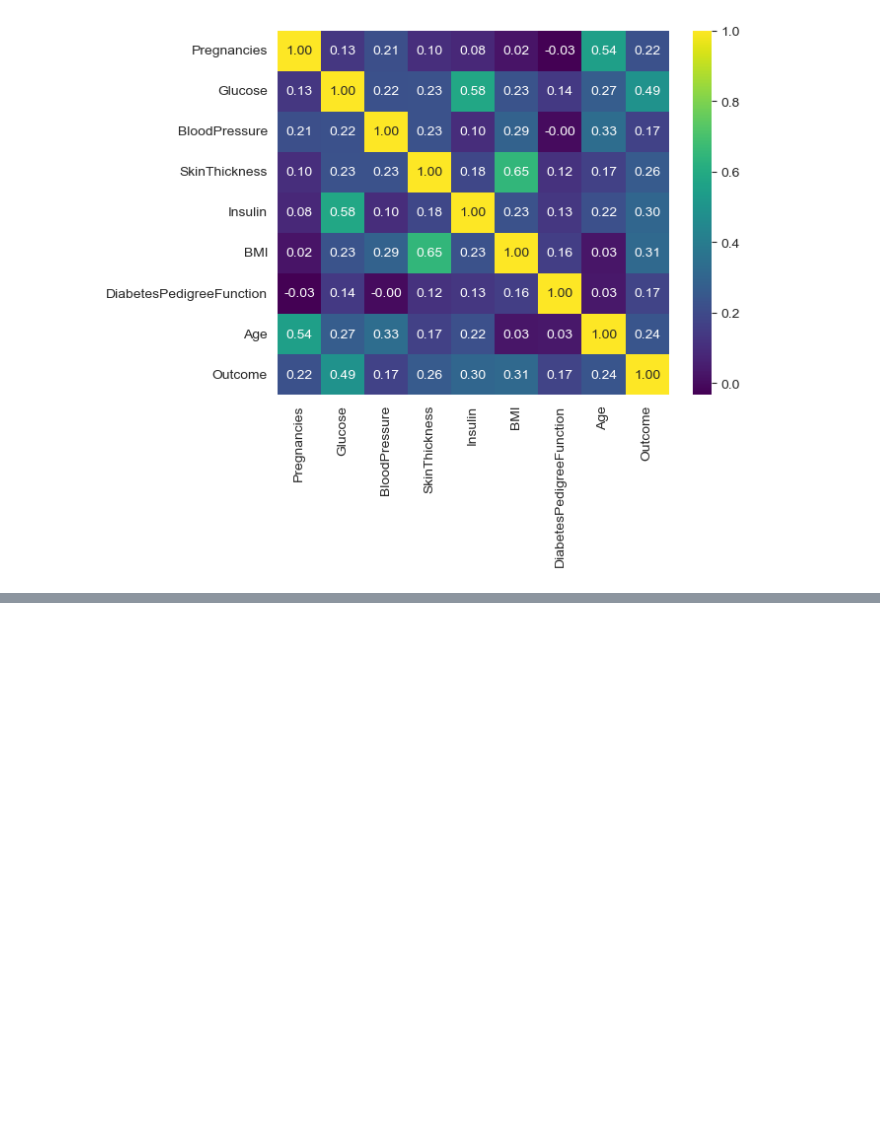
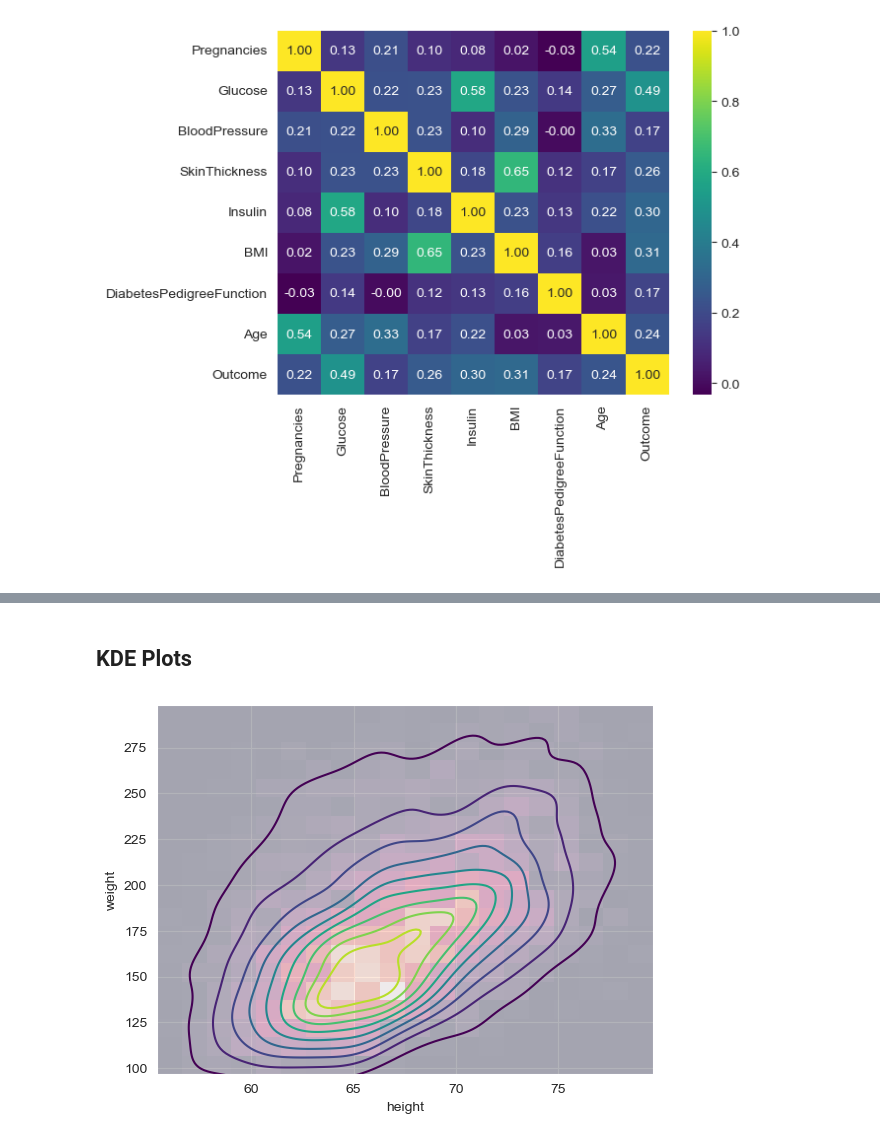
Before and after one commit to aragornestel/python_for_statistics, a Jupyter notebook: 04_ND/n_dimension.ipynb, the cells around one changed output, grey strips where cells are left out. Cells and saved outputs as stored; diff of their text form; code cells hidden in the pictures; blank space fills up the shorter version.

```diff
--- a/04_ND/n_dimension.ipynb
+++ b/04_ND/n_dimension.ipynb
@@ -95,0 +141,7 @@ sns.heatmap(df.corr(), annot=True, cmap="viridis", fmt ="0.2f");
+# %% [markdown]
+## KDE Plots
+# %%
+sns.kdeplot(x="height", y="weight", data=df2, cmap="viridis")
+plt.hist2d(df2["height"], df2["weight"], bins=20, alpha=0.3);
+# %% [output]
+[figure, added]
```
Also changed, not shown: parts of 8 cells of this notebook.
